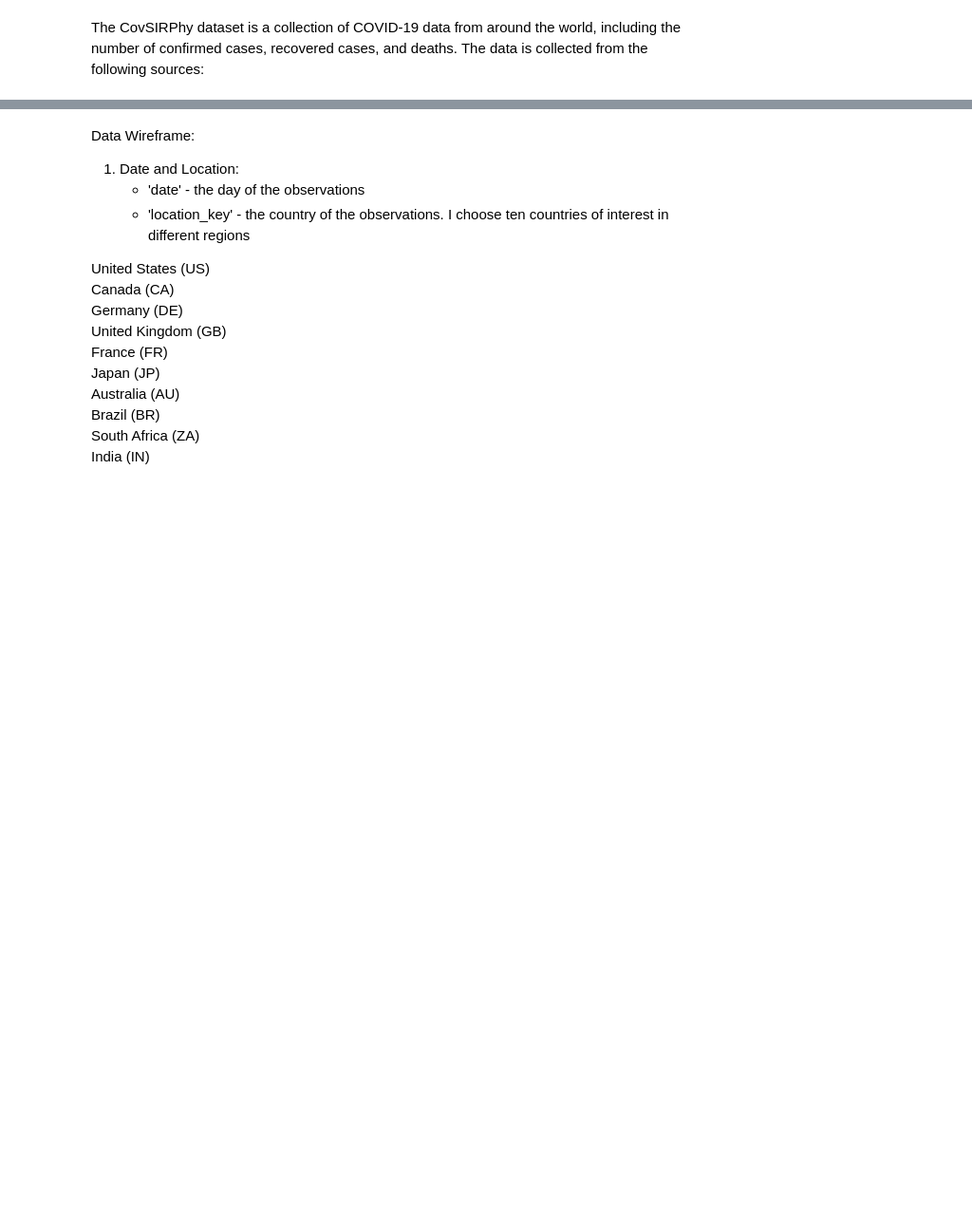
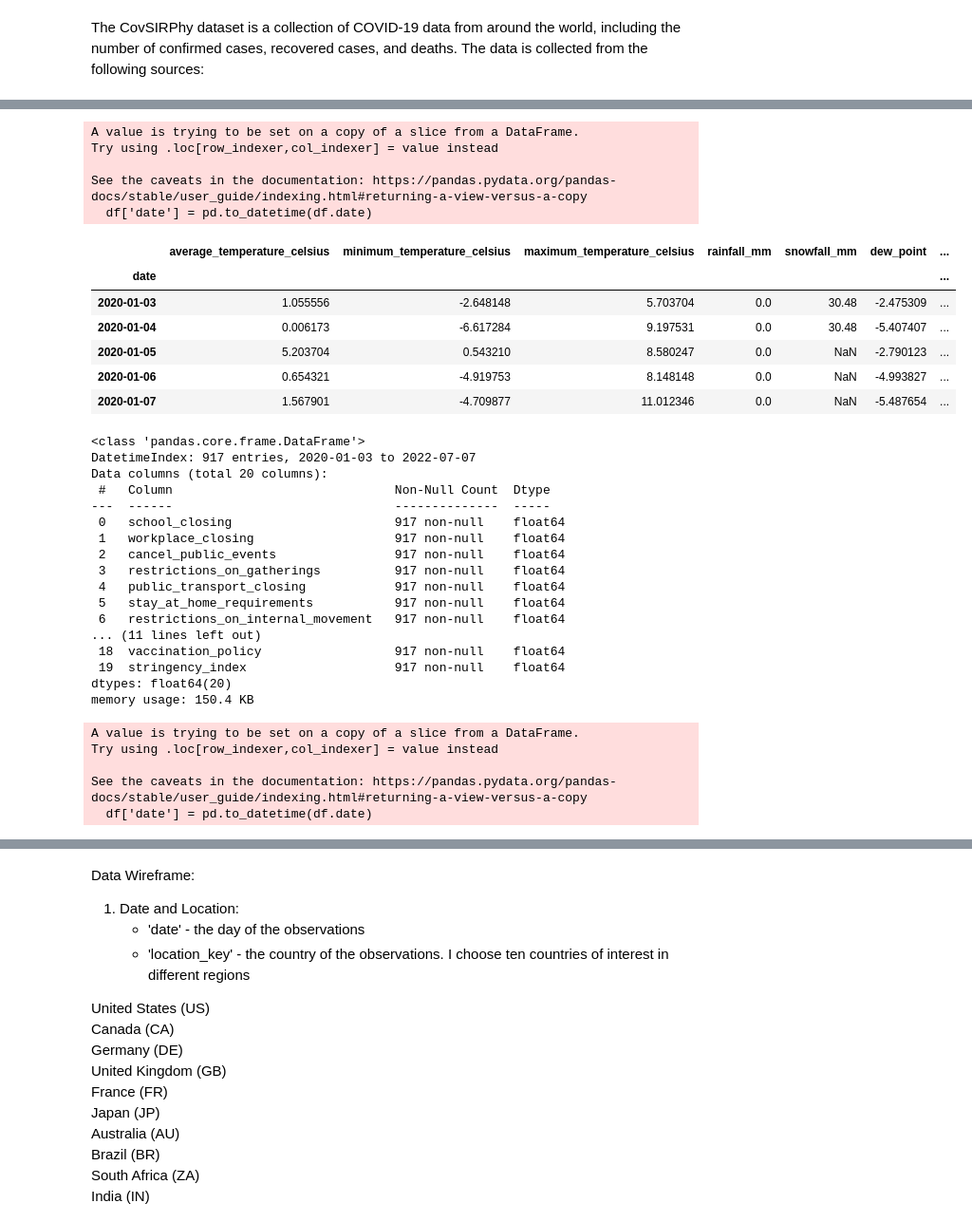
Before and after one commit to scelarek/CovidCast, a Jupyter notebook: Capstone/Main File.ipynb, the cells around one changed output, grey strips where cells are left out. Shown at 95% size. Cells and saved outputs as stored; diff of their text form; code cells hidden in the pictures; blank space fills up the shorter version.

```diff
--- a/Capstone/Main File.ipynb
+++ b/Capstone/Main File.ipynb
@@ -428,0 +305,46 @@ dtype: int64
+# %%
+folder_holder = "C://Users/Samsickle/Documents/Universal_Code_Bank/BrainStation_Capstone/Data/"
+
+
+def clean_df(df, location_key):
+    # Filter the dataframe based on location key and date.
+    df = df.query('location_key == @location_key and date >= "2020-01-03"')
+
+    # Rename the columns to lowercase and replace spaces with underscores.
+    df.columns = [i.lower().replace(' ', '_') for i in df.columns]
+
+    # Convert the 'date' column to datetime format and set it as index.
+    df['date'] = pd.to_datetime(df.date)
+    df = df.set_index('date')
+    df = df.drop(columns=['location_key'])
+
+    # Print the info and head of the DataFrame.
+    df.info()
+    display(df.head())
+
+    return df
+# %%
+# Load the hospitalizations data from the CSV file
+hospitalizations_df = pd.read_csv(f'{folder_holder}hospitalizations.csv')
+
+# Clean the hospitalizations data using the 'clean_df' function
+hospitalizations_df = clean_df(hospitalizations_df, location_key)
+
+# Load the mobility data from the CSV file
+mobility_df = pd.read_csv(f'{folder_holder}mobility.csv')
+
+# Clean the mobility data using the 'clean_df' function
+mobility_df = clean_df(mobility_df, location_key)
+
+# Load the weather data from the CSV file
+weather_df = pd.read_csv(f'{folder_holder}weather.csv')
+
+# Clean the weather data using the 'clean_df' function and fill any NA/NaN values with 0
+weather_df = clean_df(weather_df, location_key).fillna(0)
+
+# Load the government response data from the CSV file
+gov_response_df = pd.read_csv(f'{folder_holder}oxford-government-response.csv')
+
+# Clean the government response data using the 'clean_df' function
+gov_response_df = clean_df(gov_response_df, location_key)
+# %% [output]
@@ -428,0 +418,34 @@ dtype: int64
+A value is trying to be set on a copy of a slice from a DataFrame.
+Try using .loc[row_indexer,col_indexer] = value instead
+
+See the caveats in the documentation: https://pandas.pydata.org/pandas-docs/stable/user_guide/indexing.html#returning-a-view-versus-a-copy
+  df['date'] = pd.to_datetime(df.date)
+|  | average_temperature_celsius | minimum_temperature_celsius | maximum_temperature_celsius | rainfall_mm | snowfall_mm | dew_point | ... |
+| date |  |  |  |  |  |  | ... |
+| 2020-01-03 | 1.055556 | -2.648148 | 5.703704 | 0.0 | 30.48 | -2.475309 | ... |
+| 2020-01-04 | 0.006173 | -6.617284 | 9.197531 | 0.0 | 30.48 | -5.407407 | ... |
+| 2020-01-05 | 5.203704 | 0.543210 | 8.580247 | 0.0 | NaN | -2.790123 | ... |
+| 2020-01-06 | 0.654321 | -4.919753 | 8.148148 | 0.0 | NaN | -4.993827 | ... |
+| 2020-01-07 | 1.567901 | -4.709877 | 11.012346 | 0.0 | NaN | -5.487654 | ... |
+<class 'pandas.core.frame.DataFrame'>
+DatetimeIndex: 917 entries, 2020-01-03 to 2022-07-07
+Data columns (total 20 columns):
+ #   Column                              Non-Null Count  Dtype
+---  ------                              --------------  -----
+ 0   school_closing                      917 non-null    float64
+ 1   workplace_closing                   917 non-null    float64
+ 2   cancel_public_events                917 non-null    float64
+ 3   restrictions_on_gatherings          917 non-null    float64
+ 4   public_transport_closing            917 non-null    float64
+ 5   stay_at_home_requirements           917 non-null    float64
+ 6   restrictions_on_internal_movement   917 non-null    float64
+... (11 lines left out)
+ 18  vaccination_policy                  917 non-null    float64
+ 19  stringency_index                    917 non-null    float64
+dtypes: float64(20)
+memory usage: 150.4 KB
+A value is trying to be set on a copy of a slice from a DataFrame.
+Try using .loc[row_indexer,col_indexer] = value instead
+
+See the caveats in the documentation: https://pandas.pydata.org/pandas-docs/stable/user_guide/indexing.html#returning-a-view-versus-a-copy
+  df['date'] = pd.to_datetime(df.date)
```
Also changed, not shown: parts of 42 cells of this notebook, 4 other files.
